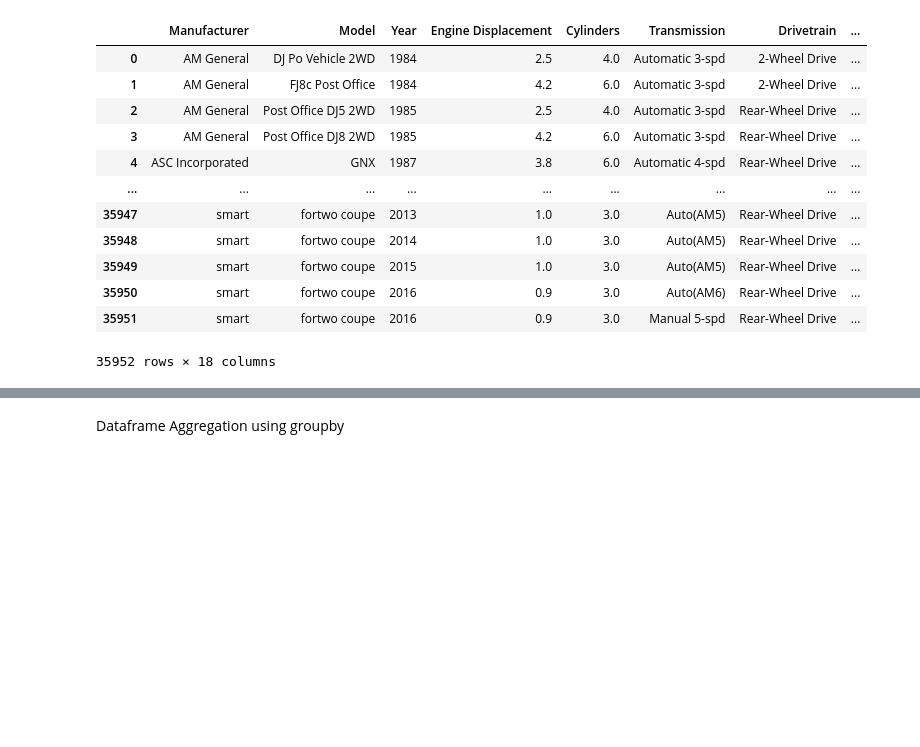
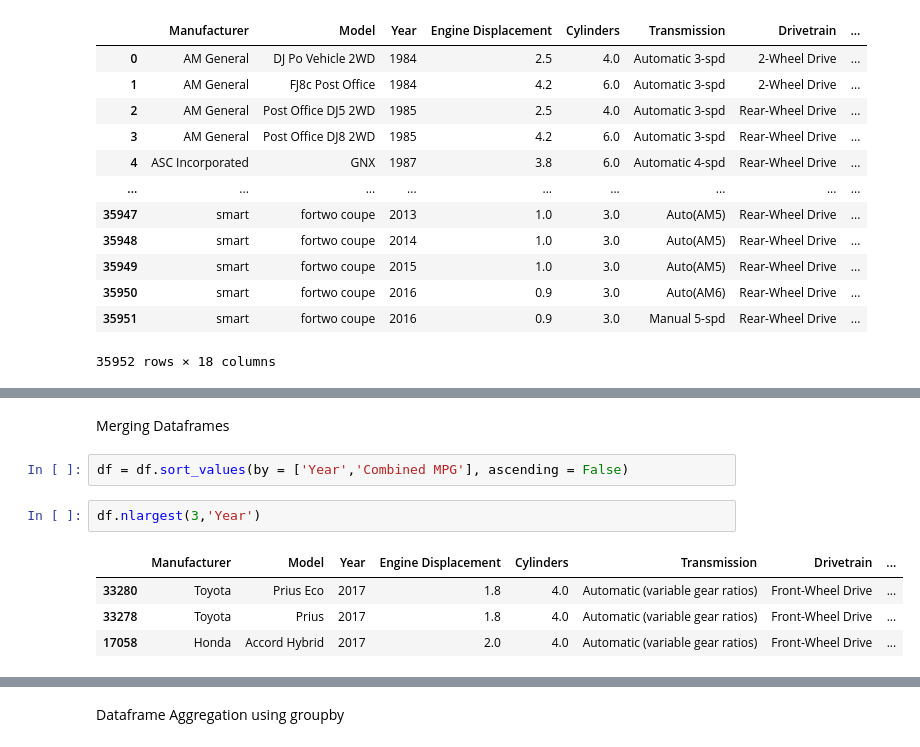
Before and after one commit to danielquer/data-pt-ber-08-20, a Jupyter notebook: Labs/module-1_labs/04_pandas/04_lab-data_cleaning/your-code/data_manipulation_class_dani.ipynb, the cells around one changed output, grey strips where cells are left out. Drawn from its saved outputs; the diff is of its cells as text; blank space fills up the shorter version.

```diff
--- a/Labs/module-1_labs/04_pandas/04_lab-data_cleaning/your-code/data_manipulation_class_dani.ipynb
+++ b/Labs/module-1_labs/04_pandas/04_lab-data_cleaning/your-code/data_manipulation_class_dani.ipynb
@@ -141,0 +182,11 @@ df
+# %% [markdown]
+Merging Dataframes
+# %%
+df = df.sort_values(by = ['Year','Combined MPG'], ascending = False)
+# %%
+df.nlargest(3,'Year')
+# %% [output]
+|  | Manufacturer | Model | Year | Engine Displacement | Cylinders | Transmission | Drivetrain | ... |
+| 33280 | Toyota | Prius Eco | 2017 | 1.8 | 4.0 | Automatic (variable gear ratios) | Front-Wheel Drive | ... |
+| 33278 | Toyota | Prius | 2017 | 1.8 | 4.0 | Automatic (variable gear ratios) | Front-Wheel Drive | ... |
+| 17058 | Honda | Accord Hybrid | 2017 | 2.0 | 4.0 | Automatic (variable gear ratios) | Front-Wheel Drive | ... |
```
Also changed, not shown: parts of 18 cells of this notebook.
